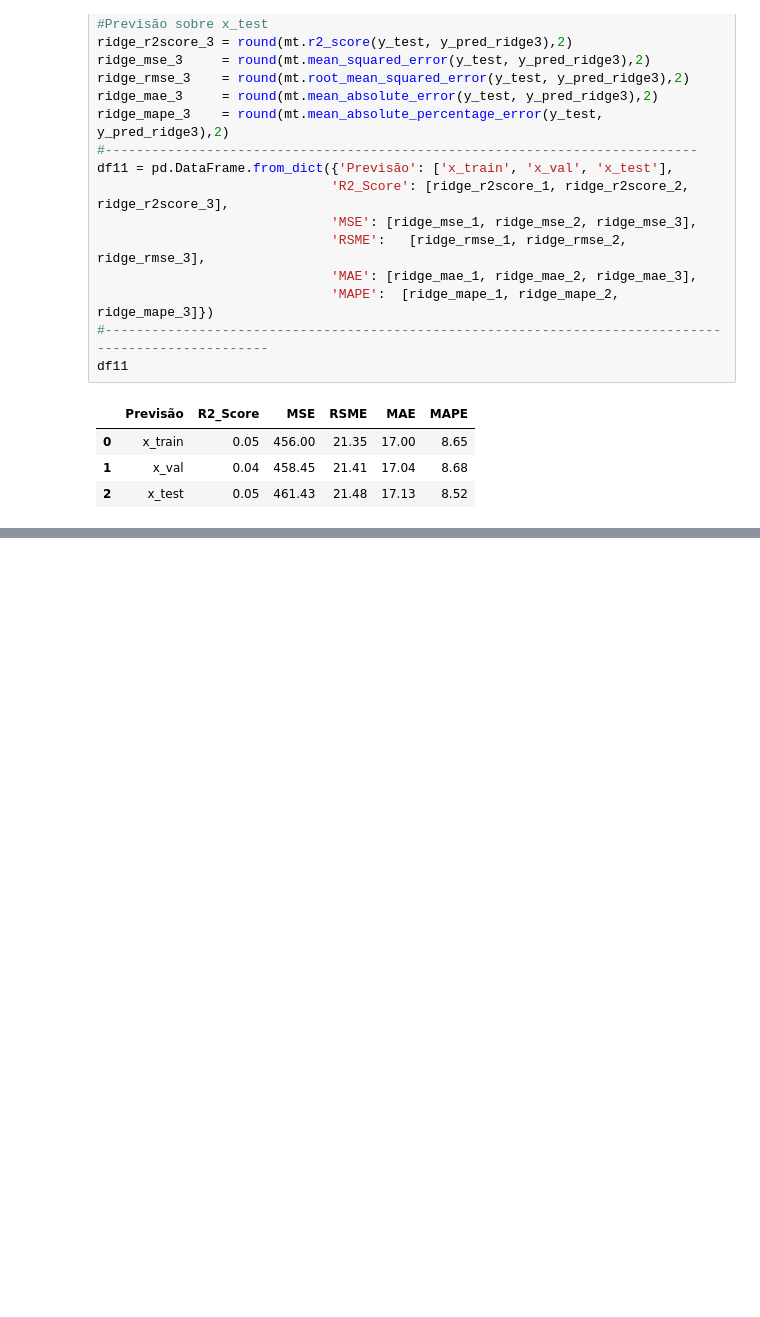
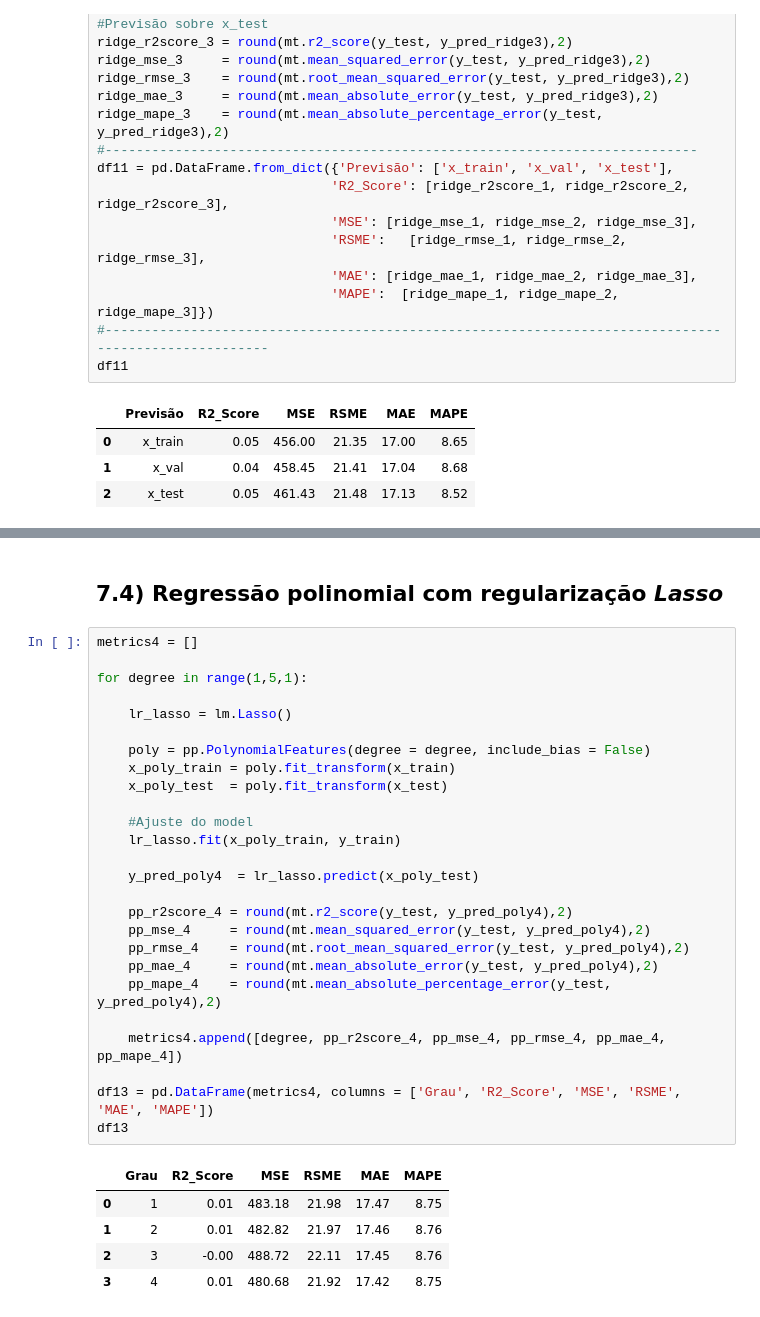
Before and after one commit to bvmcosta/ensaio-machine-learning, a Jupyter notebook: ensaio_regressao_organizado.ipynb, the cells around one changed output, grey strips where cells are left out. Saved outputs shown, nothing was run; the diff lists cells and outputs as text; blank space fills up the shorter version.

Commit message:
Finalização do notebook do ensaio de regressão

```diff
--- a/ensaio_regressao_organizado.ipynb
+++ b/ensaio_regressao_organizado.ipynb
@@ -596,0 +752,34 @@ df11
+# %% [markdown]
+## 7.4) Regressão polinomial com regularização *Lasso*
+# %%
+metrics4 = []
+
+for degree in range(1,5,1):
+
+    lr_lasso = lm.Lasso()
+
+    poly = pp.PolynomialFeatures(degree = degree, include_bias = False)
+    x_poly_train = poly.fit_transform(x_train)
+    x_poly_test  = poly.fit_transform(x_test)
+
+    #Ajuste do model
+    lr_lasso.fit(x_poly_train, y_train)
+
+    y_pred_poly4  = lr_lasso.predict(x_poly_test)
+
+    pp_r2score_4 = round(mt.r2_score(y_test, y_pred_poly4),2)
+    pp_mse_4     = round(mt.mean_squared_error(y_test, y_pred_poly4),2)
+    pp_rmse_4    = round(mt.root_mean_squared_error(y_test, y_pred_poly4),2)
+    pp_mae_4     = round(mt.mean_absolute_error(y_test, y_pred_poly4),2)
+    pp_mape_4    = round(mt.mean_absolute_percentage_error(y_test, y_pred_poly4),2)
+
+    metrics4.append([degree, pp_r2score_4, pp_mse_4, pp_rmse_4, pp_mae_4, pp_mape_4])
+
+df13 = pd.DataFrame(metrics4, columns = ['Grau', 'R2_Score', 'MSE', 'RSME', 'MAE', 'MAPE'])
+df13
+# %% [output]
+|  | Grau | R2_Score | MSE | RSME | MAE | MAPE |
+| 0 | 1 | 0.01 | 483.18 | 21.98 | 17.47 | 8.75 |
+| 1 | 2 | 0.01 | 482.82 | 21.97 | 17.46 | 8.76 |
+| 2 | 3 | -0.00 | 488.72 | 22.11 | 17.45 | 8.76 |
+| 3 | 4 | 0.01 | 480.68 | 21.92 | 17.42 | 8.75 |
```
Also changed, not shown: parts of 24 cells of this notebook.
